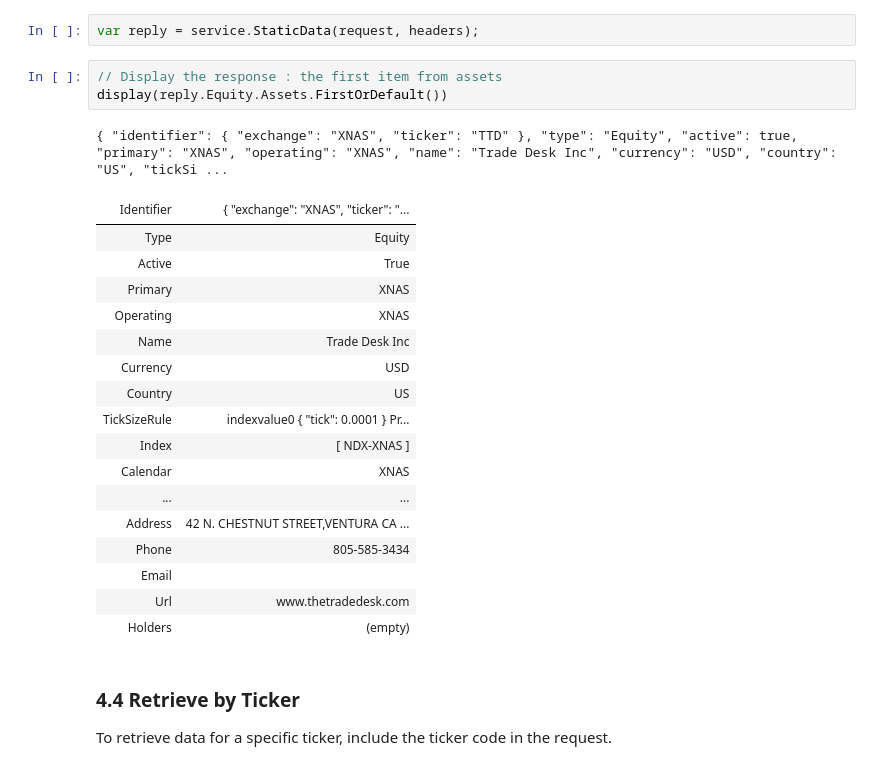
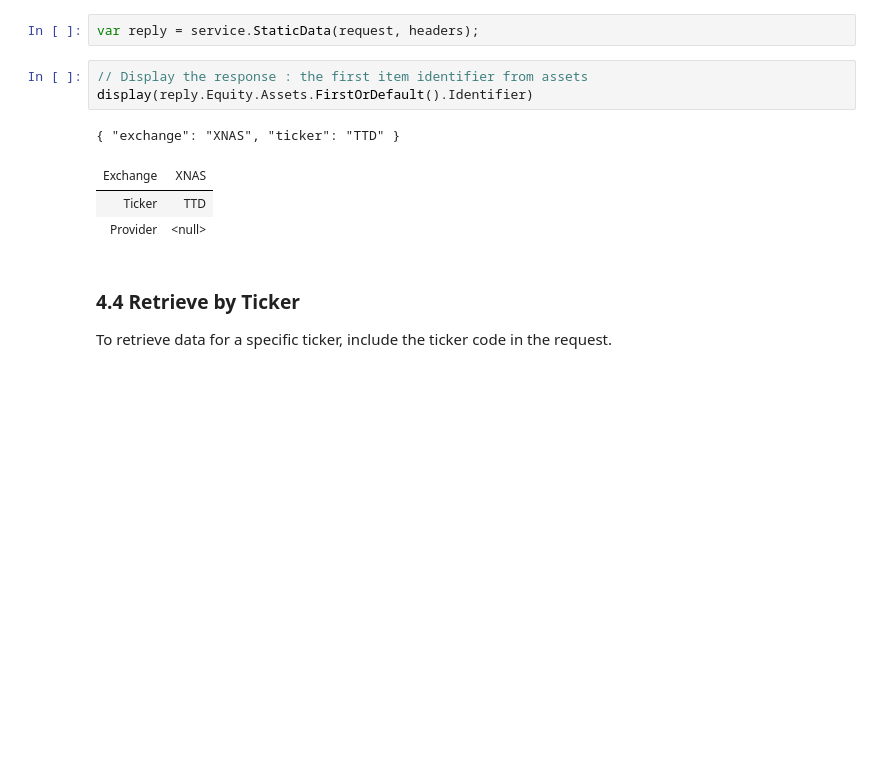
Before and after one commit to systemathics/notebook-examples, a Jupyter notebook: csharp/1-Reference data/01 - Get Started.ipynb, the cells around one changed output. Saved outputs shown, nothing was run; the diff lists cells and outputs as text; blank space fills up the shorter version.

Commit message:
C# Get Started : display identifier for the next samples

```diff
--- a/csharp/1-Reference data/01 - Get Started.ipynb
+++ b/csharp/1-Reference data/01 - Get Started.ipynb
@@ -151,27 +153,13 @@ var request = new StaticDataRequest
 # %%
 var reply = service.StaticData(request, headers);
 # %%
-// Display the response : the first item from assets
-display(reply.Equity.Assets.FirstOrDefault())
+// Display the response : the first item identifier from assets
+display(reply.Equity.Assets.FirstOrDefault().Identifier)
 # %% [output]
-{ "identifier": { "exchange": "XNAS", "ticker": "TTD" }, "type": "Equity", "active": true, "primary": "XNAS", "operating": "XNAS", "name": "Trade Desk Inc", "currency": "USD", "country": "US", "tickSi ...
+{ "exchange": "XNAS", "ticker": "TTD" }
-| Identifier | { "exchange": "XNAS", "ticker": "... |
-| Type | Equity |
-| Active | True |
-| Primary | XNAS |
-| Operating | XNAS |
-| Name | Trade Desk Inc |
-| Currency | USD |
-| Country | US |
-| TickSizeRule | indexvalue0 { "tick": 0.0001 } Pr... |
-| Index | [ NDX-XNAS ] |
-| Calendar | XNAS |
-| ... | ... |
-| Address | 42 N. CHESTNUT STREET,VENTURA CA ... |
-| Phone | 805-585-3434 |
-| Email |  |
-| Url | www.thetradedesk.com |
-| Holders | (empty) |
+| Exchange | XNAS |
+| Ticker | TTD |
+| Provider | <null> |
 # %% [markdown]
 ### 4.4 Retrieve by Ticker
 To retrieve data for a specific ticker, include the ticker code in the request.
```
Also changed, not shown: parts of 4 cells of this notebook.
